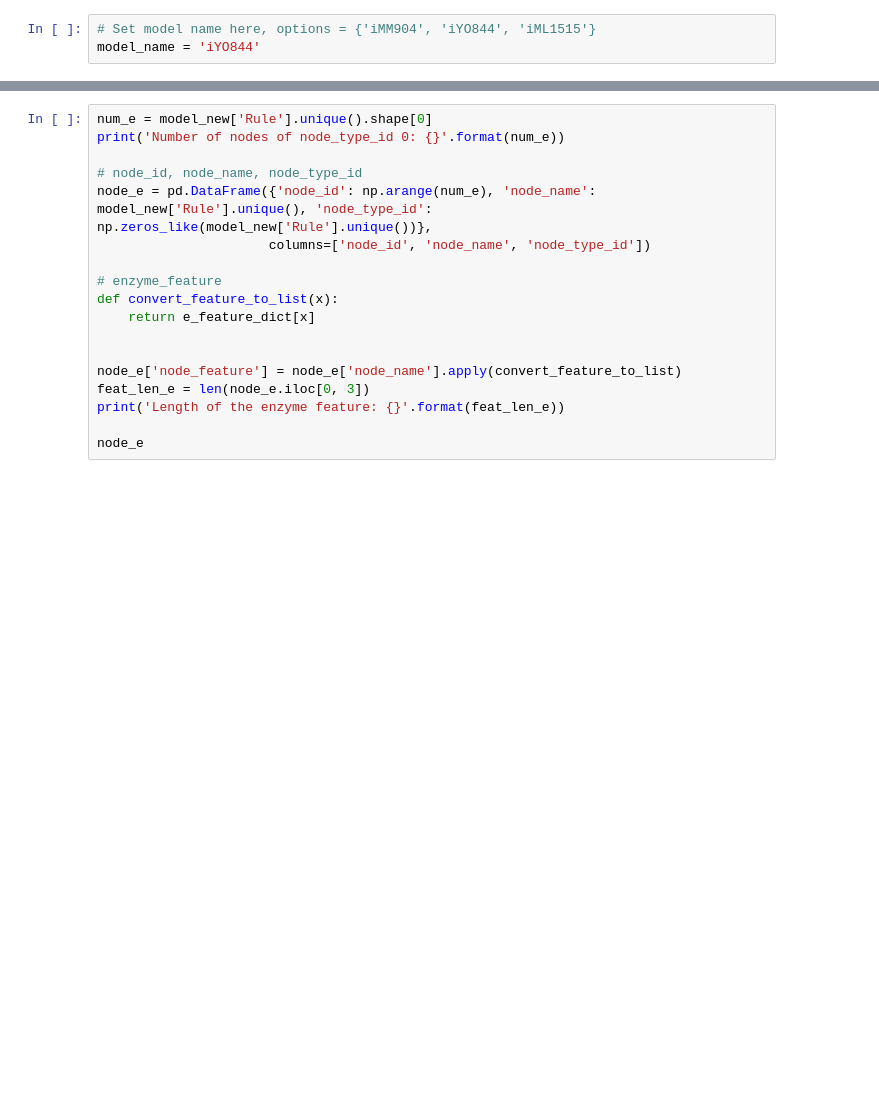
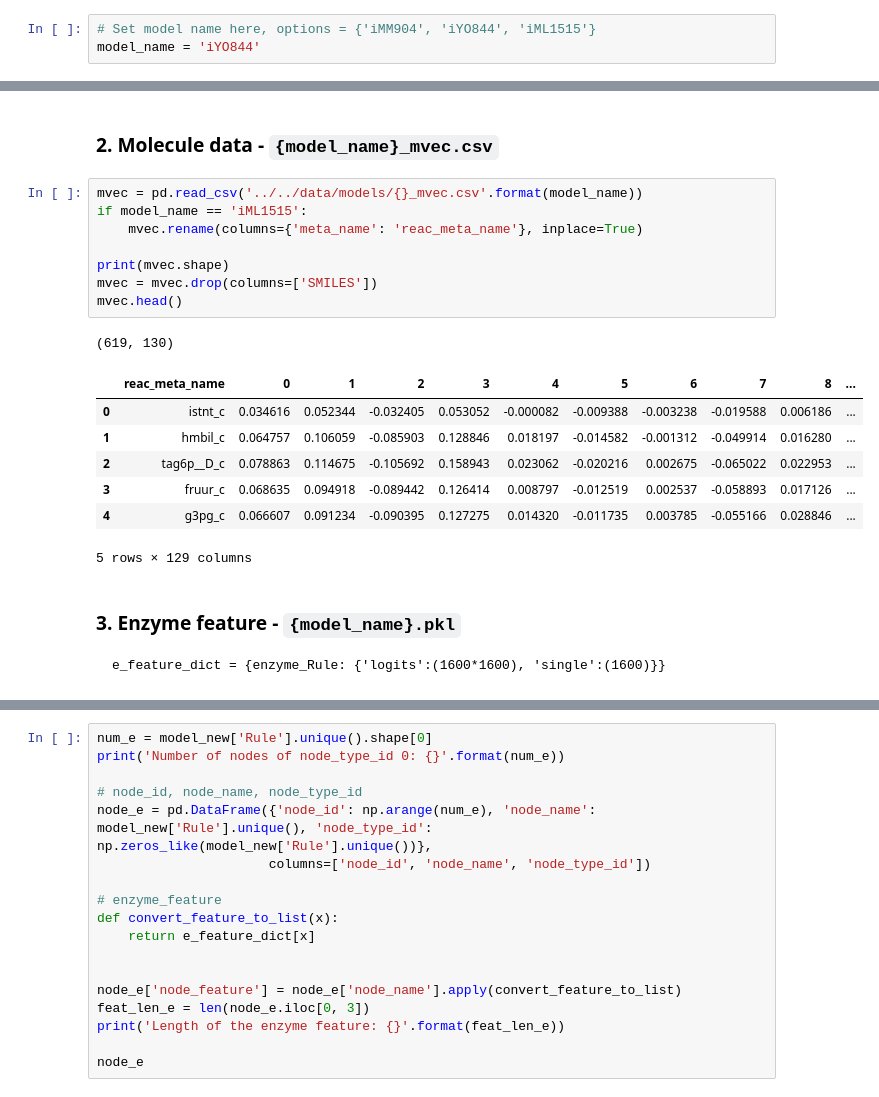
Before and after one commit to iamyufan/AlphaFold-Research, a Jupyter notebook: gnn/data/preprocess.ipynb, the cells around one changed output, grey strips where cells are left out. Drawn from its saved outputs; the diff is of its cells as text; blank space fills up the shorter version.

````diff
--- a/gnn/data/preprocess.ipynb
+++ b/gnn/data/preprocess.ipynb
@@ -252,0 +38,25 @@ After deleting, numer of links in model: 1458
+# %% [markdown]
+### 2. Molecule data - `{model_name}_mvec.csv`
+# %%
+mvec = pd.read_csv('../../data/models/{}_mvec.csv'.format(model_name))
+if model_name == 'iML1515':
+    mvec.rename(columns={'meta_name': 'reac_meta_name'}, inplace=True)
+
+print(mvec.shape)
+mvec = mvec.drop(columns=['SMILES'])
+mvec.head()
+# %% [output]
+(619, 130)
+|  | reac_meta_name | 0 | 1 | 2 | 3 | 4 | 5 | 6 | 7 | 8 | ... |
+| 0 | istnt_c | 0.034616 | 0.052344 | -0.032405 | 0.053052 | -0.000082 | -0.009388 | -0.003238 | -0.019588 | 0.006186 | ... |
+| 1 | hmbil_c | 0.064757 | 0.106059 | -0.085903 | 0.128846 | 0.018197 | -0.014582 | -0.001312 | -0.049914 | 0.016280 | ... |
+| 2 | tag6p__D_c | 0.078863 | 0.114675 | -0.105692 | 0.158943 | 0.023062 | -0.020216 | 0.002675 | -0.065022 | 0.022953 | ... |
+| 3 | fruur_c | 0.068635 | 0.094918 | -0.089442 | 0.126414 | 0.008797 | -0.012519 | 0.002537 | -0.058893 | 0.017126 | ... |
+| 4 | g3pg_c | 0.066607 | 0.091234 | -0.090395 | 0.127275 | 0.014320 | -0.011735 | 0.003785 | -0.055166 | 0.028846 | ... |
+5 rows × 129 columns
+# %% [markdown]
+### 3. Enzyme feature - `{model_name}.pkl`
+
+```
+e_feature_dict = {enzyme_Rule: {'logits':(1600*1600), 'single':(1600)}}
+```
````
Also changed, not shown: parts of 65 cells of this notebook, 27 other files.
